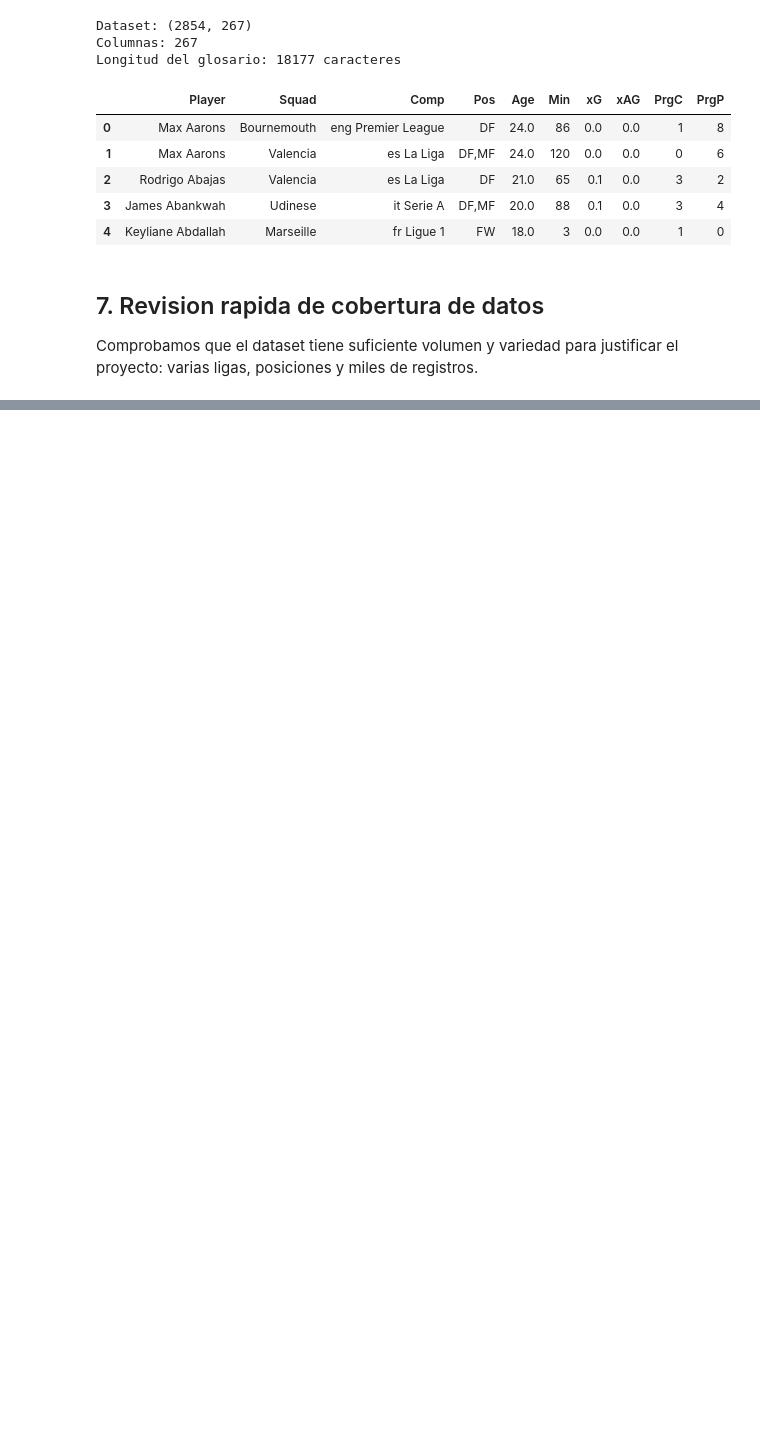
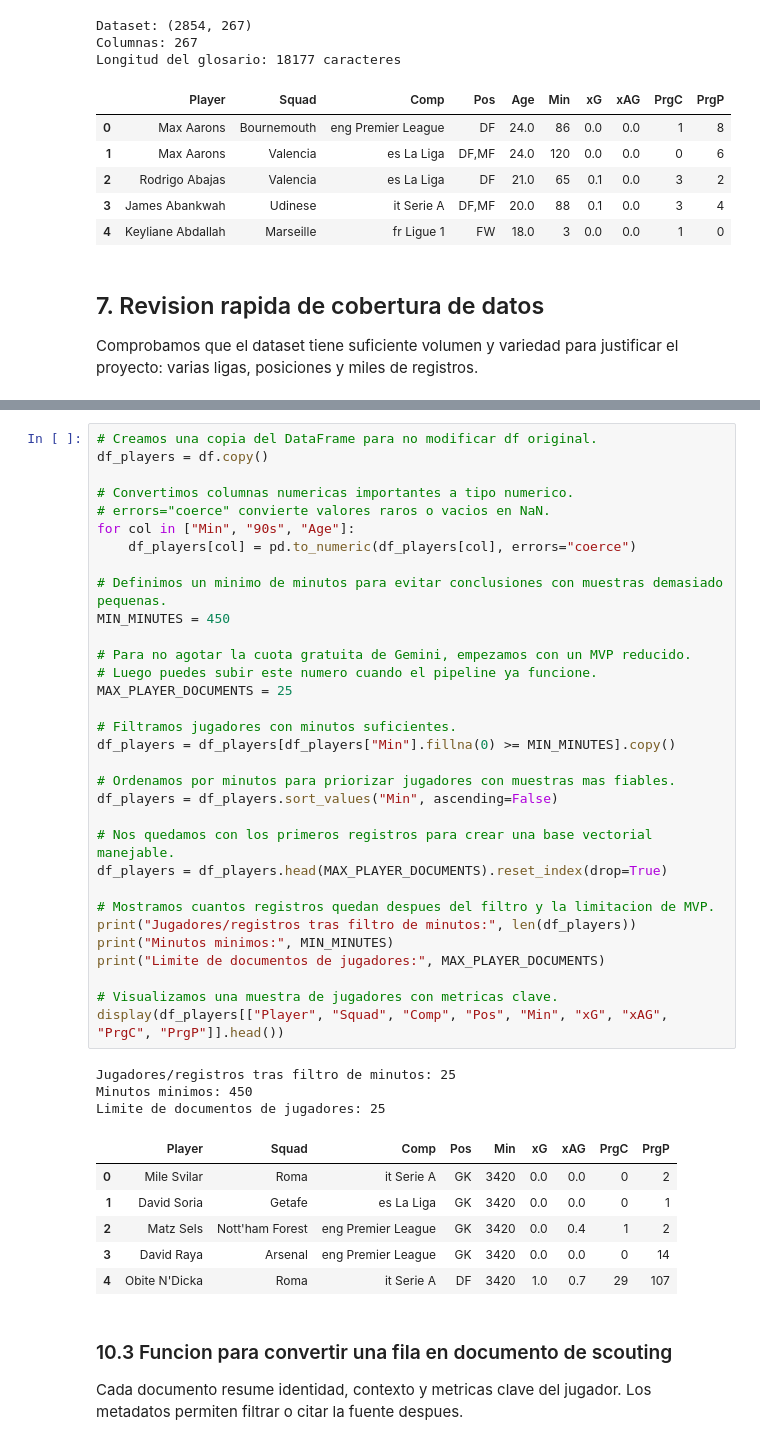
Before and after one commit to OscarFdz24/Asistente_Experto_LLM_Oscar_Fernandez_Evolve, a Jupyter notebook: notebooks/01_asistente_experto_analitica_futbol_rag_gemini.ipynb, the cells around one changed output, grey strips where cells are left out. Saved outputs shown, nothing was run; the diff lists cells and outputs as text; blank space fills up the shorter version.

Commit message:
Añadir base de conocimiento RAG de analítica de futbol, Chroma para metricas + fichas de jugadores de ejemplo y pruebas de que el LLM accede a ello para la respuesta juntos con el system prompt

```diff
--- a/notebooks/01_asistente_experto_analitica_futbol_rag_gemini.ipynb
+++ b/notebooks/01_asistente_experto_analitica_futbol_rag_gemini.ipynb
@@ -186,0 +337,46 @@ A partir de aqui construiremos la base vectorial:
+# %%
+# Creamos una copia del DataFrame para no modificar df original.
+df_players = df.copy()
+
+# Convertimos columnas numericas importantes a tipo numerico.
+# errors="coerce" convierte valores raros o vacios en NaN.
+for col in ["Min", "90s", "Age"]:
+    df_players[col] = pd.to_numeric(df_players[col], errors="coerce")
+
+# Definimos un minimo de minutos para evitar conclusiones con muestras demasiado pequenas.
+MIN_MINUTES = 450
+
+# Para no agotar la cuota gratuita de Gemini, empezamos con un MVP reducido.
+# Luego puedes subir este numero cuando el pipeline ya funcione.
+MAX_PLAYER_DOCUMENTS = 25
+
+# Filtramos jugadores con minutos suficientes.
+df_players = df_players[df_players["Min"].fillna(0) >= MIN_MINUTES].copy()
+
+# Ordenamos por minutos para priorizar jugadores con muestras mas fiables.
+df_players = df_players.sort_values("Min", ascending=False)
+
+# Nos quedamos con los primeros registros para crear una base vectorial manejable.
+df_players = df_players.head(MAX_PLAYER_DOCUMENTS).reset_index(drop=True)
+
+# Mostramos cuantos registros quedan despues del filtro y la limitacion de MVP.
+print("Jugadores/registros tras filtro de minutos:", len(df_players))
+print("Minutos minimos:", MIN_MINUTES)
+print("Limite de documentos de jugadores:", MAX_PLAYER_DOCUMENTS)
+
+# Visualizamos una muestra de jugadores con metricas clave.
+display(df_players[["Player", "Squad", "Comp", "Pos", "Min", "xG", "xAG", "PrgC", "PrgP"]].head())
+# %% [output]
+Jugadores/registros tras filtro de minutos: 25
+Minutos minimos: 450
+Limite de documentos de jugadores: 25
+|  | Player | Squad | Comp | Pos | Min | xG | xAG | PrgC | PrgP |
+| 0 | Mile Svilar | Roma | it Serie A | GK | 3420 | 0.0 | 0.0 | 0 | 2 |
+| 1 | David Soria | Getafe | es La Liga | GK | 3420 | 0.0 | 0.0 | 0 | 1 |
+| 2 | Matz Sels | Nott'ham Forest | eng Premier League | GK | 3420 | 0.0 | 0.4 | 1 | 2 |
+| 3 | David Raya | Arsenal | eng Premier League | GK | 3420 | 0.0 | 0.0 | 0 | 14 |
+| 4 | Obite N'Dicka | Roma | it Serie A | DF | 3420 | 1.0 | 0.7 | 29 | 107 |
+# %% [markdown]
+### 10.3 Funcion para convertir una fila en documento de scouting
+
+Cada documento resume identidad, contexto y metricas clave del jugador. Los metadatos permiten filtrar o citar la fuente despues.
```
Also changed, not shown: parts of 45 cells of this notebook.
